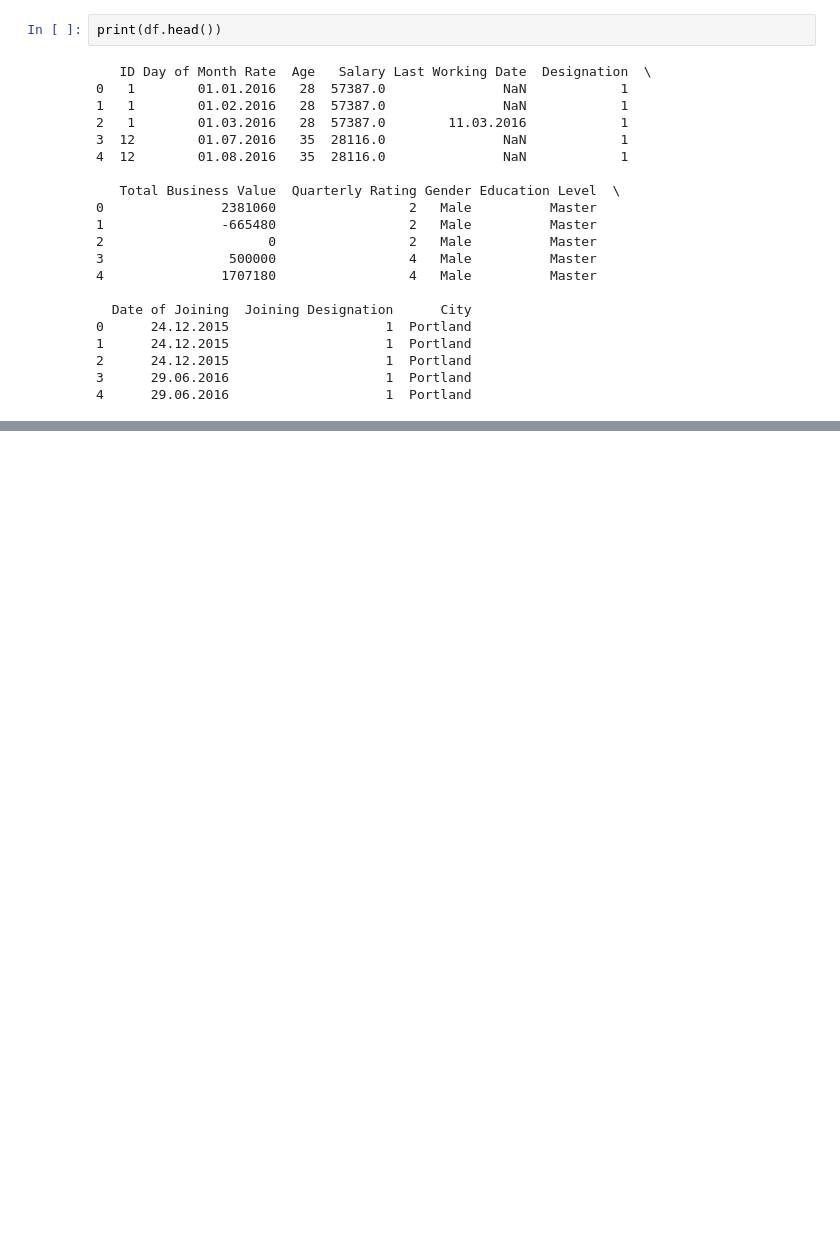
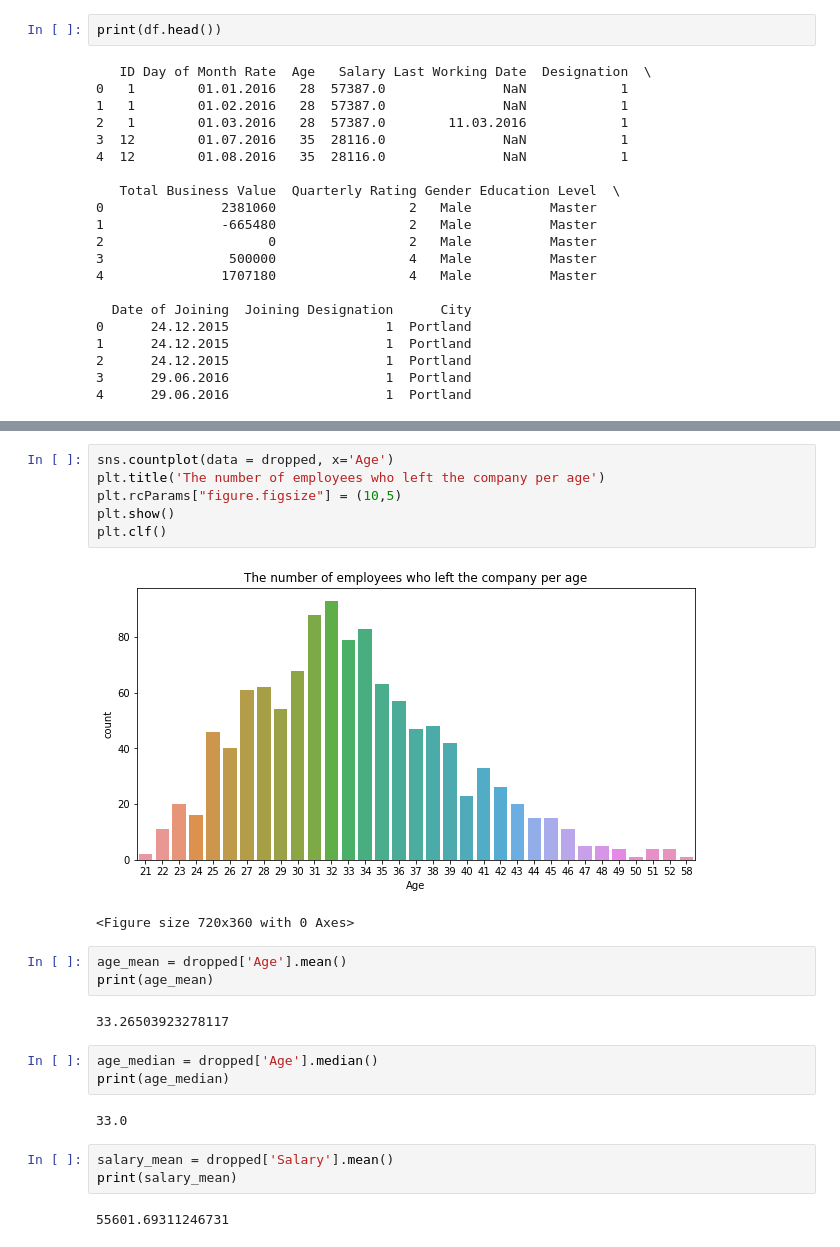
Before and after one commit to mikolajhojda/Business-Hackathon-2022, a Jupyter notebook: HR.ipynb, the cells around one changed output, grey strips where cells are left out. Cells and saved outputs as stored; diff of their text form; blank space fills up the shorter version.

```diff
--- a/HR.ipynb
+++ b/HR.ipynb
@@ -176,0 +252,24 @@ print(df.head())
+# %%
+sns.countplot(data = dropped, x='Age')
+plt.title('The number of employees who left the company per age')
+plt.rcParams["figure.figsize"] = (10,5)
+plt.show()
+plt.clf()
+# %% [output]
+[figure, added]
+<Figure size 720x360 with 0 Axes>
+# %%
+age_mean = dropped['Age'].mean()
+print(age_mean)
+# %% [output]
+33.26503923278117
+# %%
+age_median = dropped['Age'].median()
+print(age_median)
+# %% [output]
+33.0
+# %%
+salary_mean = dropped['Salary'].mean()
+print(salary_mean)
+# %% [output]
+55601.69311246731
```
Also changed, not shown: parts of 11 cells of this notebook.
